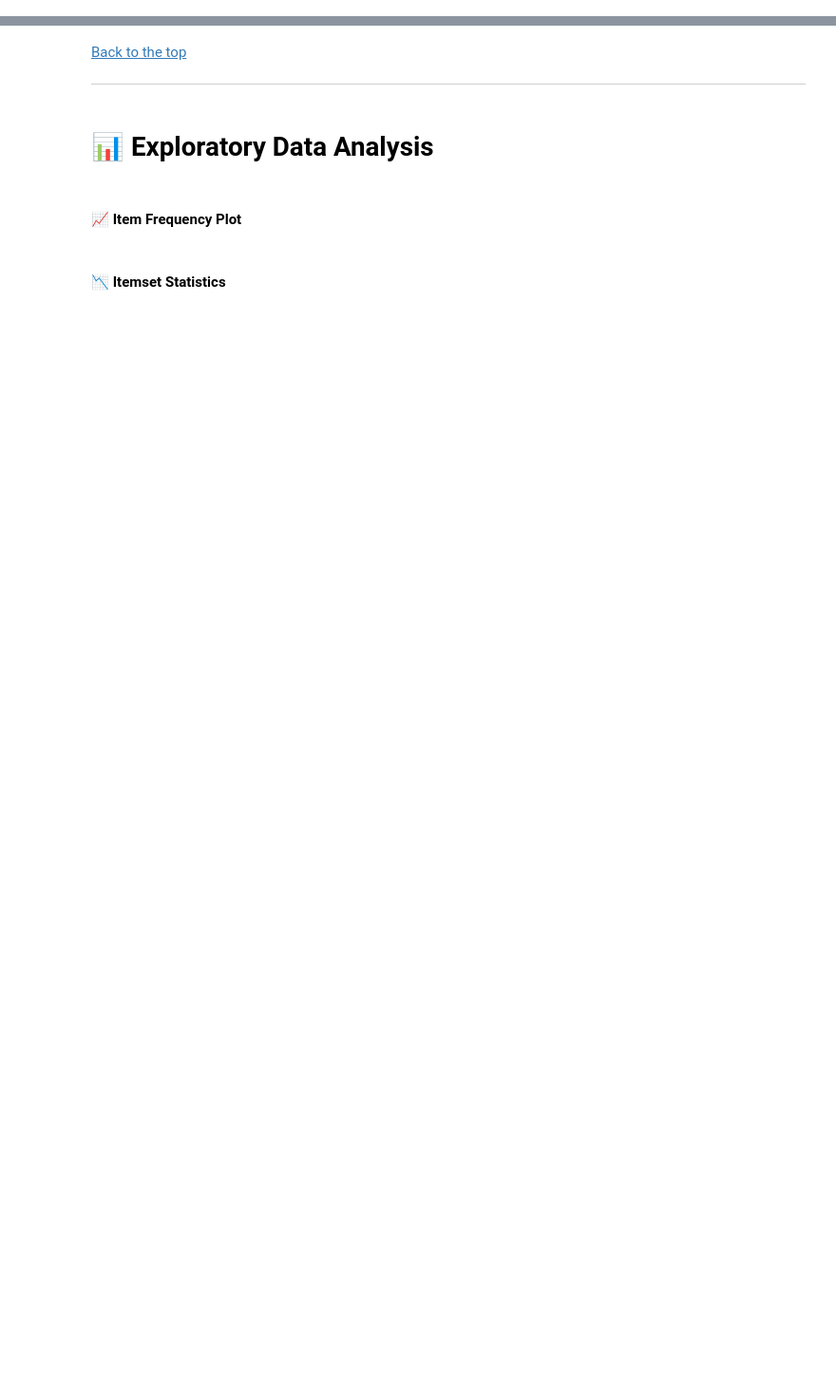
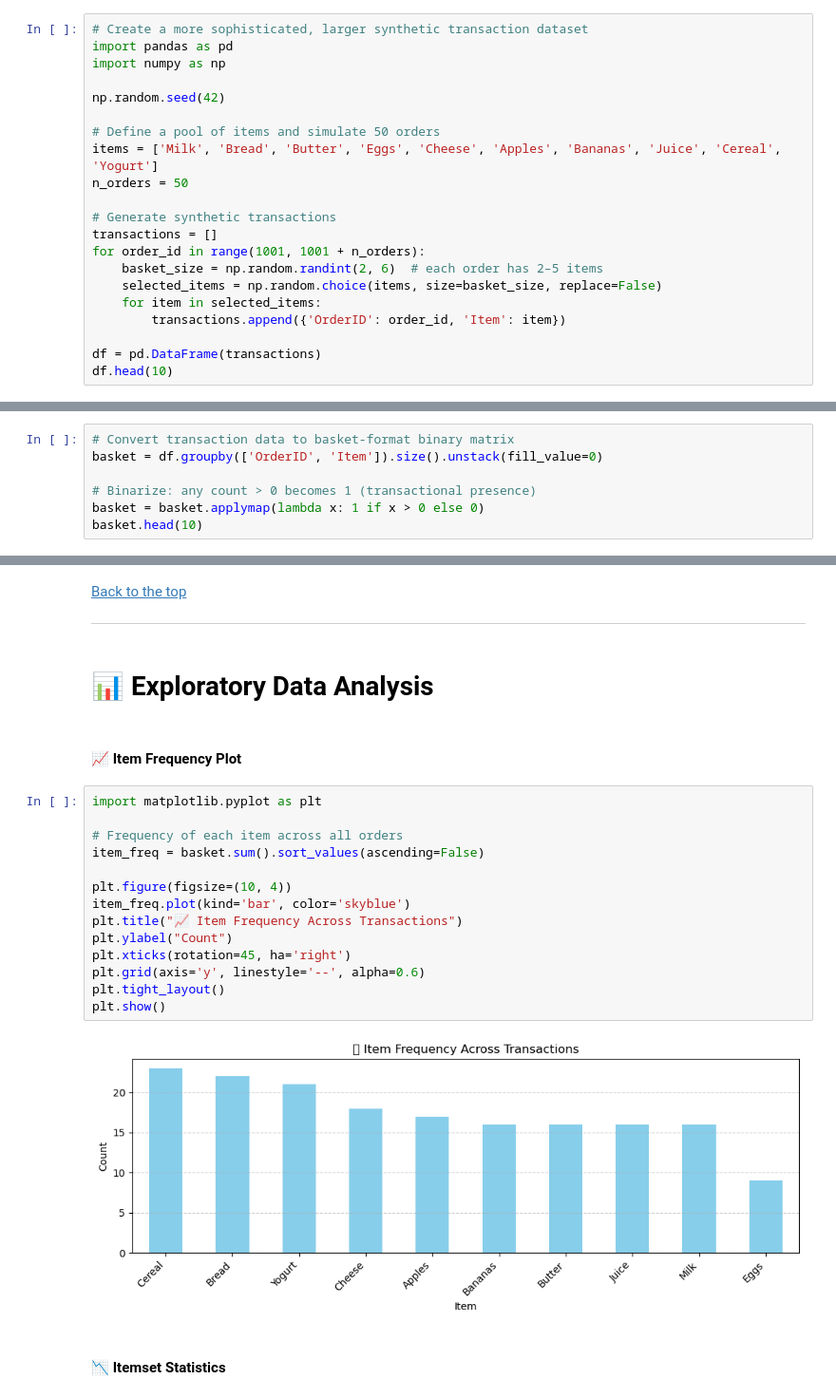
Before and after one commit to ashrithssreddy/ml-toolkit, a Jupyter notebook: Unsupervised_Learning/association_rule_learning.ipynb, the cells around one changed output, grey strips where cells are left out. Shown at 95% size. Cells and saved outputs as stored; diff of their text form; blank space fills up the shorter version.

```diff
--- a/Unsupervised_Learning/association_rule_learning.ipynb
+++ b/Unsupervised_Learning/association_rule_learning.ipynb
@@ -64,3 +107,24 @@ ___
 # %% [markdown]
 <a id="load-dataset"></a>
 #### 🧾 Load Dataset
+# %%
+# Create a more sophisticated, larger synthetic transaction dataset
+import pandas as pd
+import numpy as np
+
+np.random.seed(42)
+
+# Define a pool of items and simulate 50 orders
+items = ['Milk', 'Bread', 'Butter', 'Eggs', 'Cheese', 'Apples', 'Bananas', 'Juice', 'Cereal', 'Yogurt']
+n_orders = 50
+
+# Generate synthetic transactions
+transactions = []
+for order_id in range(1001, 1001 + n_orders):
+    basket_size = np.random.randint(2, 6)  # each order has 2–5 items
+    selected_items = np.random.choice(items, size=basket_size, replace=False)
+    for item in selected_items:
+        transactions.append({'OrderID': order_id, 'Item': item})
+
+df = pd.DataFrame(transactions)
+df.head(10)
@@ -67,3 +143,10 @@ ___
 # %% [markdown]
 <a id="preprocessing"></a>
 #### 🧹 Preprocessing / Transaction Formatting
+# %%
+# Convert transaction data to basket-format binary matrix
+basket = df.groupby(['OrderID', 'Item']).size().unstack(fill_value=0)
+
+# Binarize: any count > 0 becomes 1 (transactional presence)
+basket = basket.applymap(lambda x: 1 if x > 0 else 0)
+basket.head(10)
@@ -79,6 +186,22 @@ ___
 # %% [markdown]
 <a id="item-frequency-plot"></a>
 #### 📈 Item Frequency Plot
+# %%
+import matplotlib.pyplot as plt
+
+# Frequency of each item across all orders
+item_freq = basket.sum().sort_values(ascending=False)
+
+plt.figure(figsize=(10, 4))
+item_freq.plot(kind='bar', color='skyblue')
+plt.title("📈 Item Frequency Across Transactions")
+plt.ylabel("Count")
+plt.xticks(rotation=45, ha='right')
+plt.grid(axis='y', linestyle='--', alpha=0.6)
+plt.tight_layout()
+plt.show()
+# %% [output]
+[figure, added]
 # %% [markdown]
 <a id="itemset-stats"></a>
 #### 📉 Itemset Statistics
```
Also changed, not shown: parts of 14 cells of this notebook.
